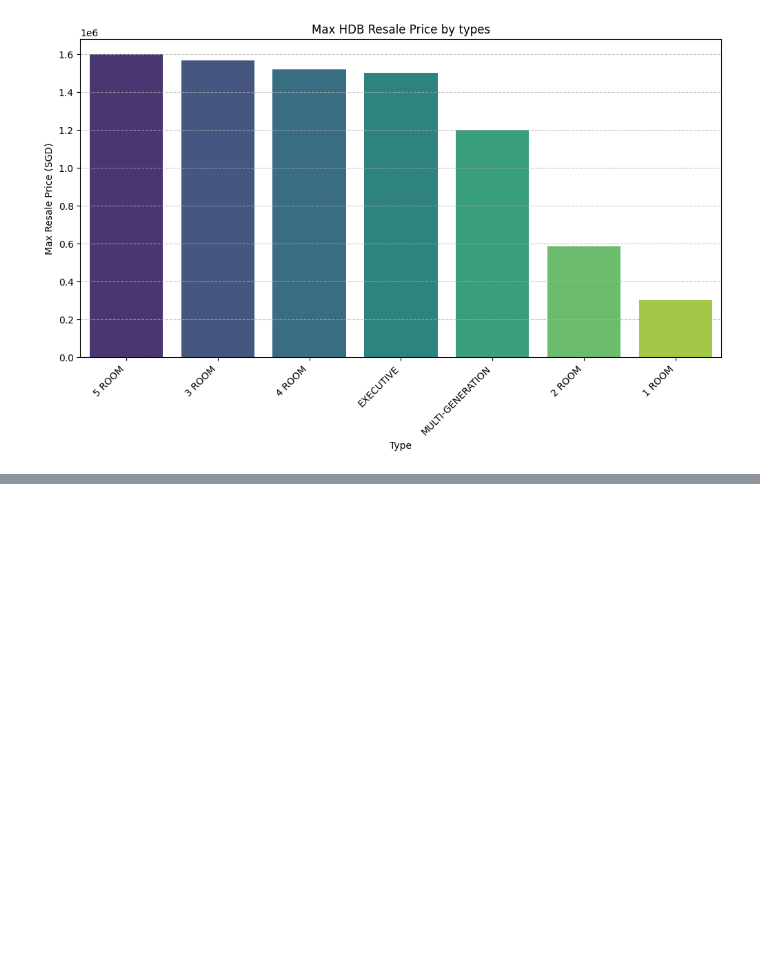
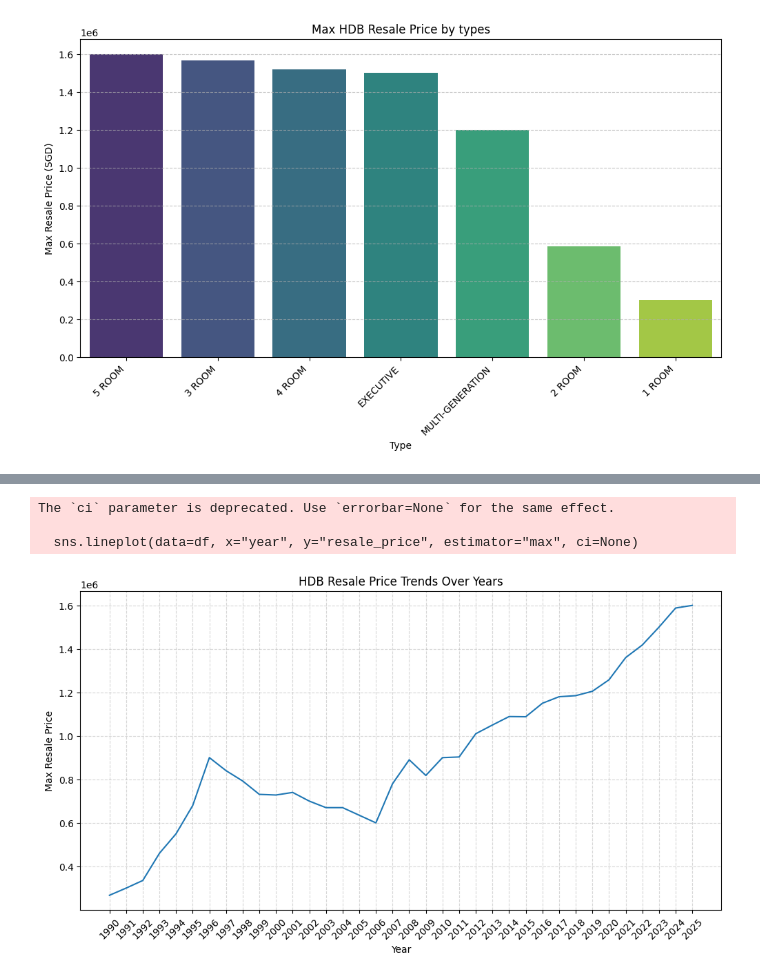
Before and after one commit to BlueSpirit1993/hdb_resale_chat_bot, a Jupyter notebook: notebooks/Hui_Ling/hui_ling_eda.ipynb, the cells around one changed output, grey strips where cells are left out. Drawn from its saved outputs; the diff is of its cells as text; code cells hidden in the pictures; blank space fills up the shorter version.

```diff
--- a/notebooks/Hui_Ling/hui_ling_eda.ipynb
+++ b/notebooks/Hui_Ling/hui_ling_eda.ipynb
@@ -409,0 +390,14 @@ Passing `palette` without assigning `hue` is deprecated and will be removed in v
+# %%
+plt.figure(figsize=(12, 6))
+sns.lineplot(data=df, x="year", y="resale_price", estimator="max", ci=None)
+plt.xticks(rotation=45)
+plt.xlabel("Year")
+plt.ylabel("Max Resale Price")
+plt.title("HDB Resale Price Trends Over Years")
+plt.grid(True, linestyle="--", alpha=0.5)
+plt.show()
+# %% [output]
+The `ci` parameter is deprecated. Use `errorbar=None` for the same effect.
+
+  sns.lineplot(data=df, x="year", y="resale_price", estimator="max", ci=None)
+[figure, added]
```
Also changed, not shown: parts of 10 cells of this notebook.
